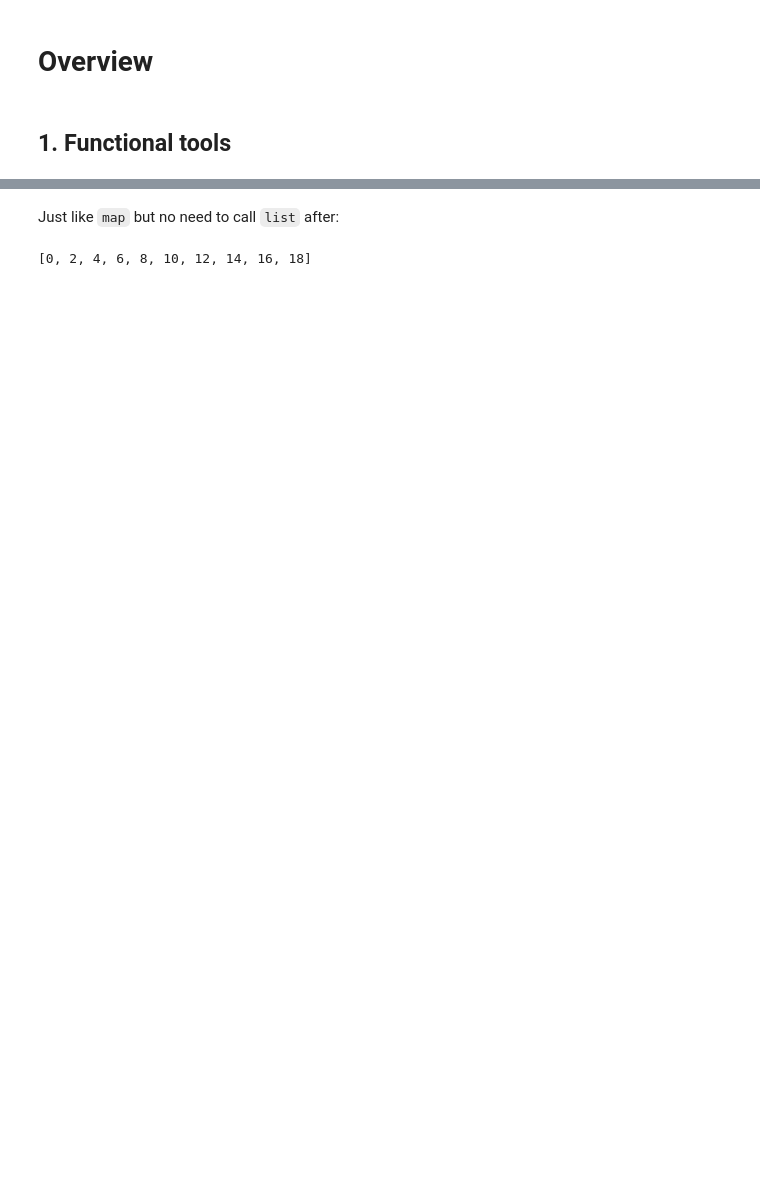
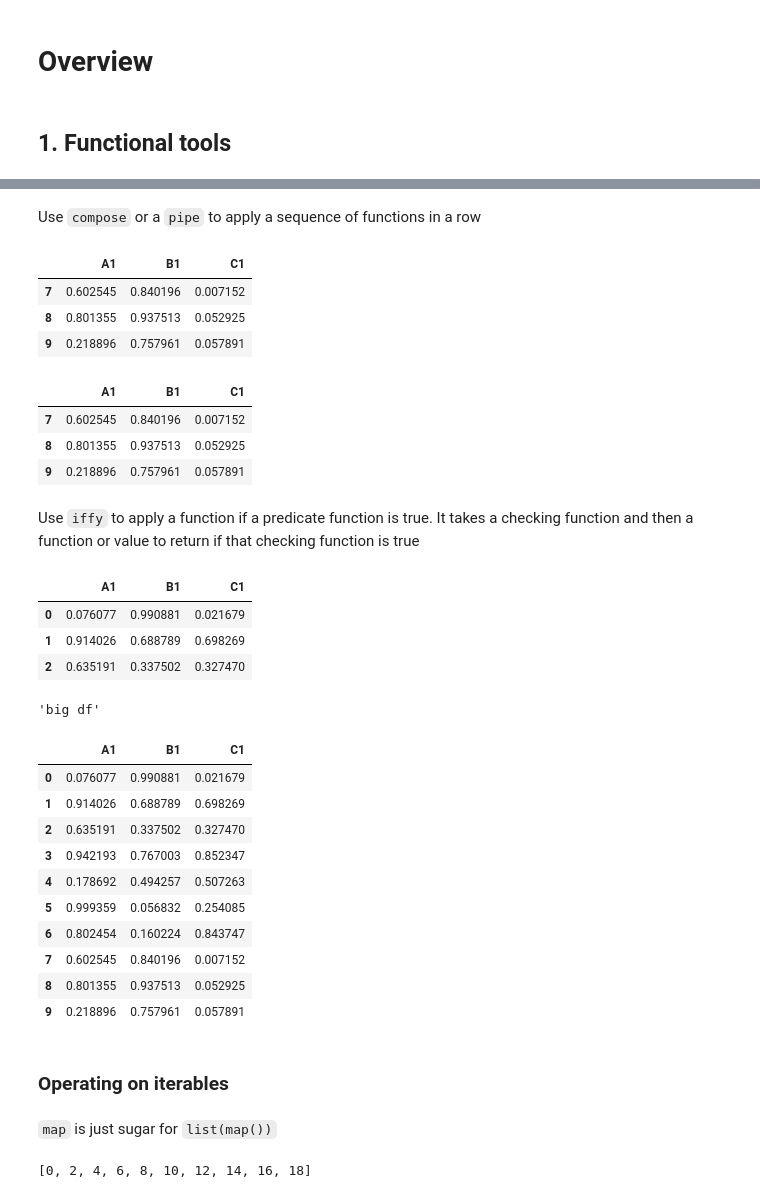
Before and after one commit to ejolly/py-utilz, a Jupyter notebook: docs/intro.ipynb, the cells around one changed output, grey strips where cells are left out. Drawn from its saved outputs; the diff is of its cells as text; code cells hidden in the pictures; blank space fills up the shorter version.

```diff
--- a/docs/intro.ipynb
+++ b/docs/intro.ipynb
@@ -6,0 +64,2 @@
+# %% [markdown]
+Use `compose` or a `pipe` to apply a sequence of functions in a row
@@ -7 +68,51 @@
+# %%
+bottom_head = compose(lambda df: df.head(10), lambda df: df.tail(3))
+bottom_head(df)
+# %% [output]
+|  | A1 | B1 | C1 |
+| 7 | 0.602545 | 0.840196 | 0.007152 |
+| 8 | 0.801355 | 0.937513 | 0.052925 |
+| 9 | 0.218896 | 0.757961 | 0.057891 |
+# %%
+pipe(df,
+     lambda df: df.head(10),
+     lambda df: df.tail(3)
+     )
+# %% [output]
+|  | A1 | B1 | C1 |
+| 7 | 0.602545 | 0.840196 | 0.007152 |
+| 8 | 0.801355 | 0.937513 | 0.052925 |
+| 9 | 0.218896 | 0.757961 | 0.057891 |
+# %% [markdown]
+Use `iffy` to apply a function if a predicate function is true. It takes a checking function and then a function or value to return if that checking function is true
+# %%
+from utilz import iffy
+
+# Apply function
+iffy(lambda df: len(df) > 3, lambda df: df.head(3), df)
+
+# Return arbitrary object
+iffy(lambda df: len(df) > 3, 'big df', df)
+
+# If check fails just returns the original object
+iffy(lambda df: len(df) < 3, lambda df: df.head(3), df)
+# %% [output]
+|  | A1 | B1 | C1 |
+| 0 | 0.076077 | 0.990881 | 0.021679 |
+| 1 | 0.914026 | 0.688789 | 0.698269 |
+| 2 | 0.635191 | 0.337502 | 0.327470 |
+'big df'
+|  | A1 | B1 | C1 |
+| 0 | 0.076077 | 0.990881 | 0.021679 |
+| 1 | 0.914026 | 0.688789 | 0.698269 |
+| 2 | 0.635191 | 0.337502 | 0.327470 |
+| 3 | 0.942193 | 0.767003 | 0.852347 |
+| 4 | 0.178692 | 0.494257 | 0.507263 |
+| 5 | 0.999359 | 0.056832 | 0.254085 |
+| 6 | 0.802454 | 0.160224 | 0.843747 |
+| 7 | 0.602545 | 0.840196 | 0.007152 |
+| 8 | 0.801355 | 0.937513 | 0.052925 |
+| 9 | 0.218896 | 0.757961 | 0.057891 |
+# %% [markdown]
+### Operating on iterables
 # %%
@@ -9,5 +120,5 @@ from utilz import mapcat
-# %% [markdown]
-Just like `map` but no need to call `list` after:
+# %% [markdown]
+`map` is just sugar for `list(map())`
 # %%
 def myfunc(x):
     return x * 2
```
Also changed, not shown: parts of 20 cells of this notebook, 15 other files.
